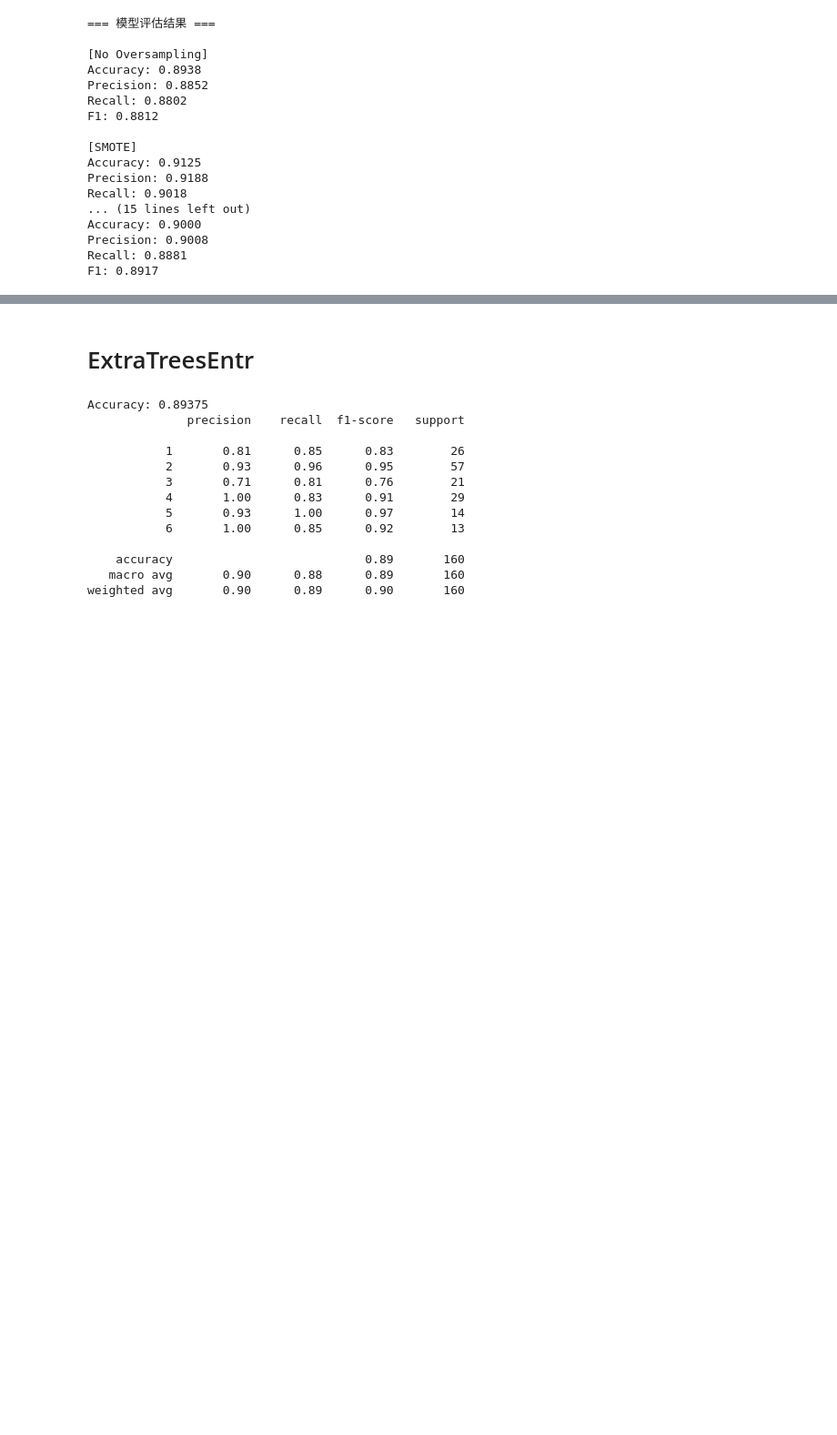
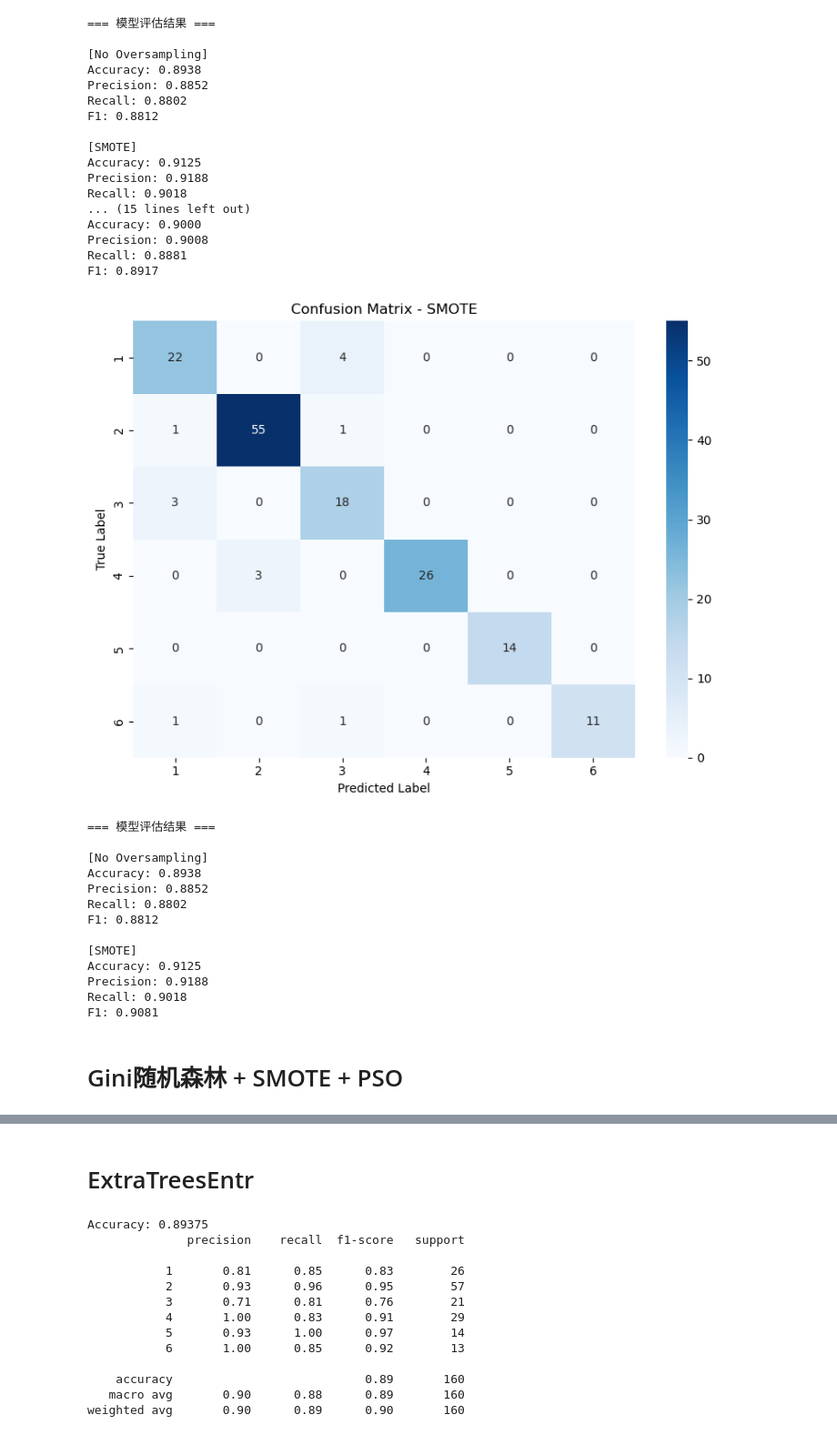
Before and after one commit to Sihan0229/DGA, a Jupyter notebook: Dissolved-Gas-Analysis/DGA_classifer.ipynb, the cells around one changed output, grey strips where cells are left out. Shown at 91% size. Drawn from its saved outputs; the diff is of its cells as text; code cells hidden in the pictures; blank space fills up the shorter version.

```diff
--- a/Dissolved-Gas-Analysis/DGA_classifer.ipynb
+++ b/Dissolved-Gas-Analysis/DGA_classifer.ipynb
@@ -1381,3 +1394,82 @@ Accuracy: 0.9000
 Precision: 0.9008
 Recall: 0.8881
 F1: 0.8917
+# %%
+import pandas as pd
+from sklearn.model_selection import train_test_split
+from sklearn.ensemble import RandomForestClassifier
+from sklearn.metrics import accuracy_score, precision_score, recall_score, f1_score, confusion_matrix
+from imblearn.over_sampling import SMOTE, ADASYN, BorderlineSMOTE, KMeansSMOTE
+from collections import OrderedDict
+import matplotlib.pyplot as plt
+import seaborn as sns
+
+# 特征和标签
+X_train = Duval_train_data.drop('act', axis=1)
+y_train = Duval_train_data['act']
+X_test = Duval_test_data.drop('act', axis=1)
+y_test = Duval_test_data['act']
+
+# 定义随机森林模型
+def train_and_evaluate(X_train, y_train, X_test, y_test, return_pred=False):
+    model = RandomForestClassifier(n_estimators=100, criterion='gini', random_state=42)
+    model.fit(X_train, y_train)
+    y_pred = model.predict(X_test)
+    metrics = {
+        'Accuracy': accuracy_score(y_test, y_pred),
+        'Precision': precision_score(y_test, y_pred, average='macro', zero_division=0),
+        'Recall': recall_score(y_test, y_pred, average='macro', zero_division=0),
+        'F1': f1_score(y_test, y_pred, average='macro', zero_division=0)
+    }
+    if return_pred:
+        return metrics, y_pred, model
+    else:
+        return metrics
+
+# 存储结果
+results = OrderedDict()
+
+# 原始数据
+results['No Oversampling'] = train_and_evaluate(X_train, y_train, X_test, y_test)
+
+# SMOTE处理并记录混淆矩阵
+smote = SMOTE(random_state=42)
+X_smote, y_smote = smote.fit_resample(X_train, y_train)
+smote_metrics, smote_pred, smote_model = train_and_evaluate(X_smote, y_smote, X_test, y_test, return_pred=True)
+results['SMOTE'] = smote_metrics
+
+# 绘制SMOTE混淆矩阵
+cm = confusion_matrix(y_test, smote_pred, labels=smote_model.classes_)
+plt.figure(figsize=(8, 6))
+sns.heatmap(cm, annot=True, fmt='d', cmap='Blues',
+            xticklabels=smote_model.classes_, yticklabels=smote_model.classes_)
+plt.xlabel('Predicted Label')
+plt.ylabel('True Label')
+plt.title('Confusion Matrix - SMOTE')
+plt.tight_layout()
+plt.show()
+
+
+# 输出结果
+print("\n=== 模型评估结果 ===")
+for method, metrics in results.items():
+    print(f"\n[{method}]")
+    for metric, value in metrics.items():
+        print(f"{metric}: {value:.4f}")
+# %% [output]
+[figure, added]
+=== 模型评估结果 ===
+
+[No Oversampling]
+Accuracy: 0.8938
+Precision: 0.8852
+Recall: 0.8802
+F1: 0.8812
+
+[SMOTE]
+Accuracy: 0.9125
+Precision: 0.9188
+Recall: 0.9018
+F1: 0.9081
+# %% [markdown]
+# Gini随机森林 + SMOTE + PSO
```
Also changed, not shown: parts of 15 cells of this notebook, 2 other files.
